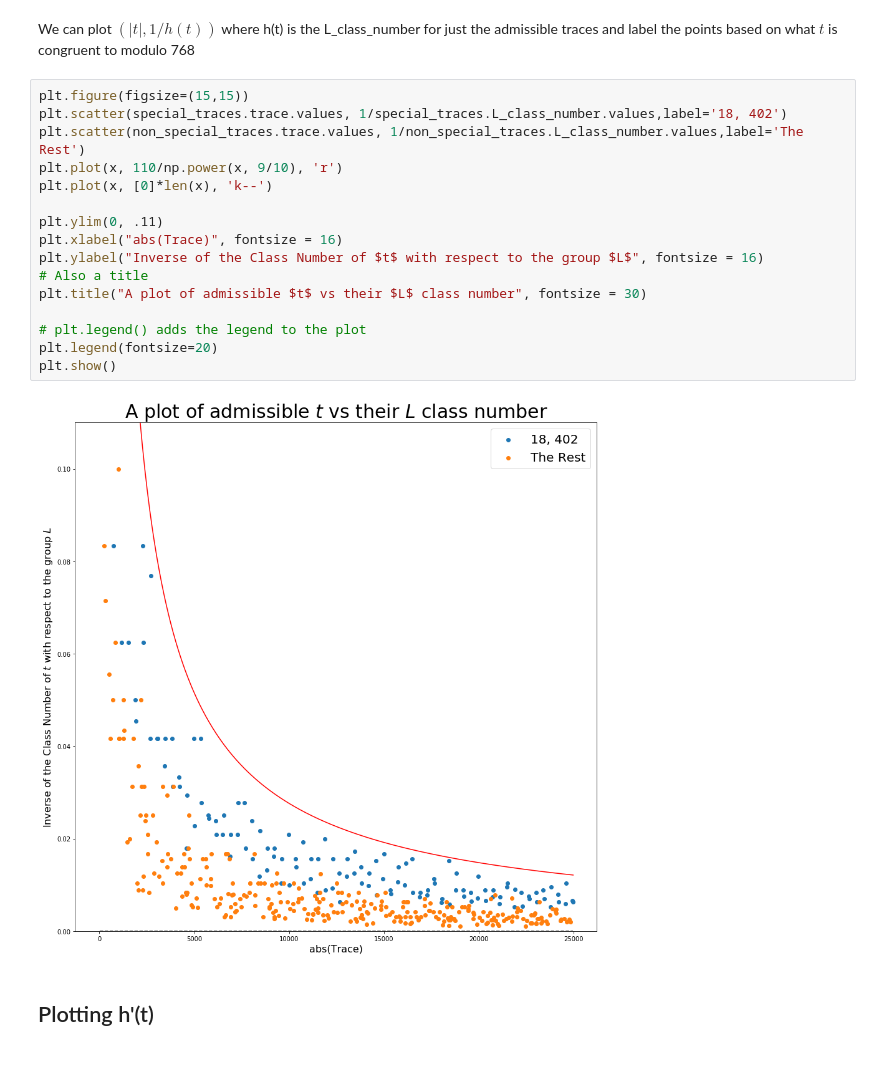
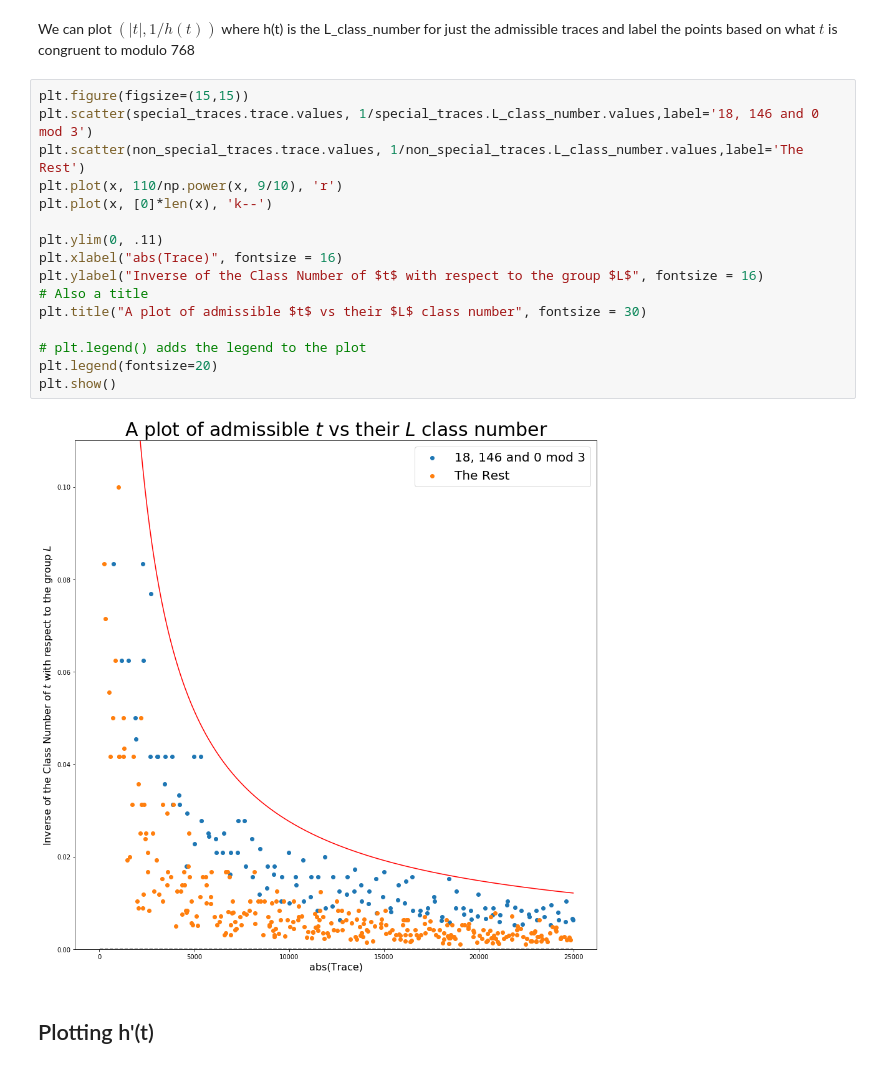
Before and after one commit to BrookeOgrodnik/CommutatorSubgroups, a Jupyter notebook: PythonCode/Class_Number.ipynb, the cells around one changed output. Saved outputs shown, nothing was run; the diff lists cells and outputs as text.

```diff
--- a/PythonCode/Class_Number.ipynb
+++ b/PythonCode/Class_Number.ipynb
@@ -122,22 +122,22 @@ plt.show()
 We can plot $(|t|, 1/h(t))$ where h(t) is the L_class_number for just the admissible traces and label the points based on what $t$ is congruent to modulo 768
 # %%
 plt.figure(figsize=(15,15))
-plt.scatter(special_traces.trace.values, 1/special_traces.L_class_number.values,label='18, 402')
+plt.scatter(special_traces.trace.values, 1/special_traces.L_class_number.values,label='18, 146 and 0 mod 3')
 plt.scatter(non_special_traces.trace.values, 1/non_special_traces.L_class_number.values,label='The Rest')
 plt.plot(x, 110/np.power(x, 9/10), 'r')
 plt.plot(x, [0]*len(x), 'k--')
 
 plt.ylim(0, .11)
 plt.xlabel("abs(Trace)", fontsize = 16)
 plt.ylabel("Inverse of the Class Number of $t$ with respect to the group $L$", fontsize = 16)
 # Also a title
 plt.title("A plot of admissible $t$ vs their $L$ class number", fontsize = 30)
 
 # plt.legend() adds the legend to the plot
 plt.legend(fontsize=20)
 plt.show()
 # %% [output]
-[figure, old version]
+[figure, new version]
 # %% [markdown]
 ## Plotting h'(t)
 # %% [markdown]
```
Also changed, not shown: parts of 8 cells of this notebook.
